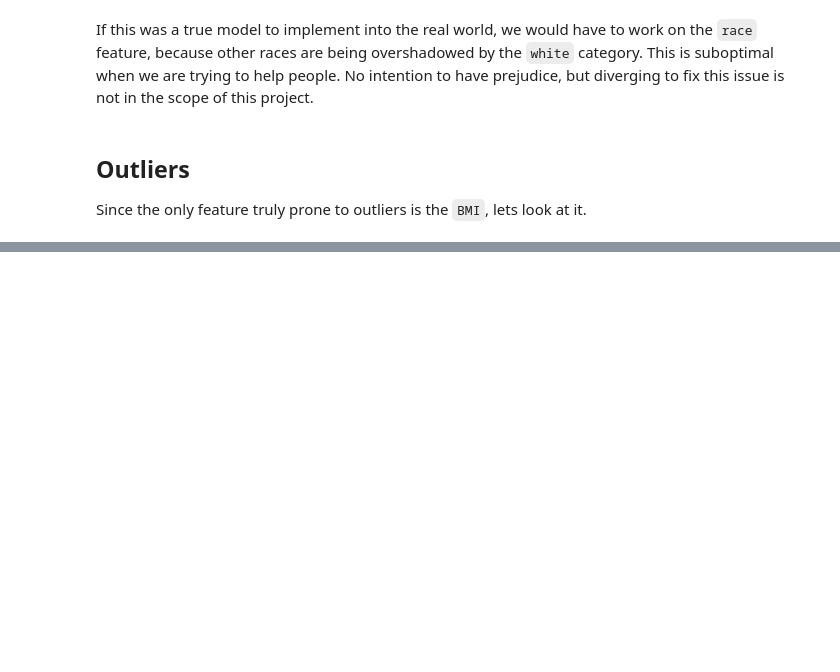
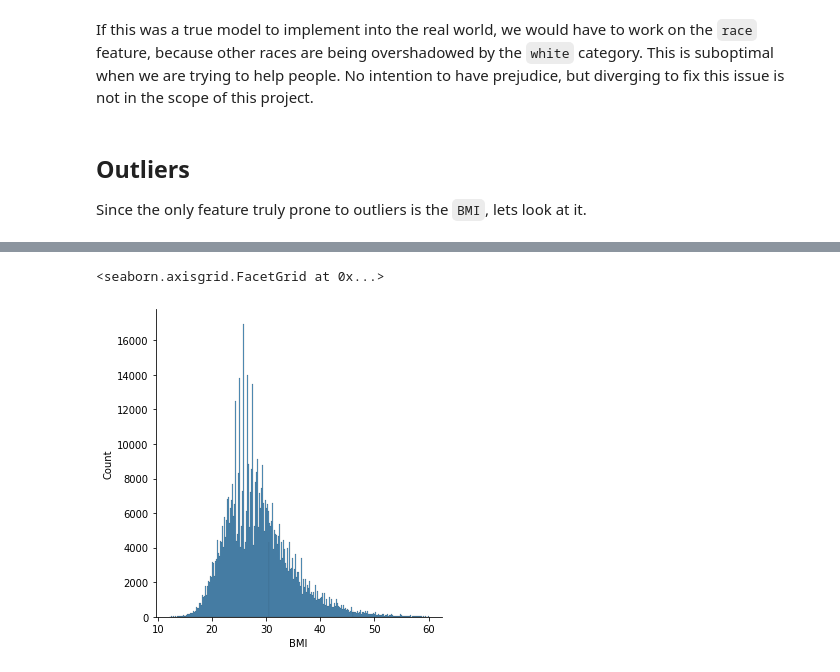
Before and after one commit to Portugapt/AAA-Explainability, a Jupyter notebook: source/2_preparation/2_heart_processing.ipynb, the cells around one changed output, grey strips where cells are left out. Drawn from its saved outputs; the diff is of its cells as text; code cells hidden in the pictures; blank space fills up the shorter version.

```diff
--- a/source/2_preparation/2_heart_processing.ipynb
+++ b/source/2_preparation/2_heart_processing.ipynb
@@ -282,0 +289,3 @@ Since the only feature truly prone to outliers is the `BMI`, lets look at it.
+# %%
+logging.info(f'REMOVE INCONSIDERATE BMI VALUES FROM DATASET')
+dfHeart_preprocessed = dfHeart_preprocessed[(dfHeart_preprocessed['BMI'] >= 12) & (dfHeart_preprocessed['BMI'] <= 60)]
@@ -282,0 +296,5 @@ Since the only feature truly prone to outliers is the `BMI`, lets look at it.
+# %%
+sns.displot(x = dfHeart_preprocessed['BMI'])
+# %% [output]
+<seaborn.axisgrid.FacetGrid at 0x...>
+[figure, added]
```
Also changed, not shown: parts of 33 cells of this notebook, 4 other files.
